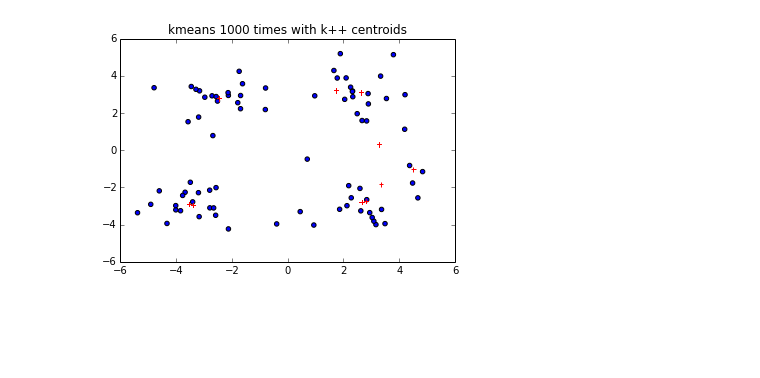
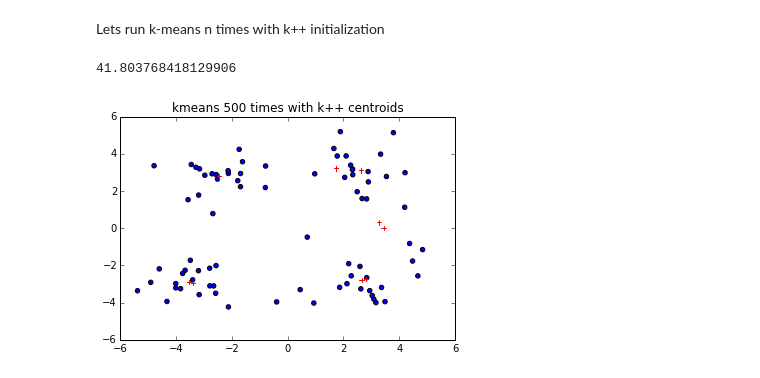
Before and after one commit to dejori/this-and-that, a Jupyter notebook: ml-in-action/ch10/kmeans.ipynb, the cells around one changed output. Drawn from its saved outputs; the diff is of its cells as text; code cells hidden in the pictures; blank space fills up the shorter version.

```diff
--- a/ml-in-action/ch10/kmeans.ipynb
+++ b/ml-in-action/ch10/kmeans.ipynb
@@ -92,0 +69,19 @@ for centroid in allCentroids:
+# %%
+k = 4
+iterations = 500
+
+allCentroids = []
+allclusterSSEs = []
+for i in range(iterations):
+    centroids, clusterAssment, clusterSSEs = kMeans(datMat,k)
+    allCentroids.append(centroids)
+    allclusterSSEs.append(clusterSSEs)
+
+fig = plt.figure()
+plt.title("kmeans %s times with random centroids" % iterations)
+ax = fig.add_subplot(111)
+ax.scatter(datMat[:,0], datMat[:,1])
+for i in range(iterations):
+    centroid = allCentroids[i]
+    ax.scatter(centroid[0,0],centroid[0,1],color='r', marker='+')
+average(allclusterSSEs)
@@ -133,16 +132,24 @@ for centroid in centroids:
+# %% [markdown]
+Lets run k-means n times with k++ initialization
 # %%
-# run kmeans 1000 times with k++ centroids
+# run kmeans n times with k++ centroids
+k = 4
+iterations = 500
 allCentroids = []
-for i in range(1000):
-    centroids, clusterAssment = kMeans(datMat,4,createCent=kplusplusCent)
+allclusterSSEs = []
+for i in range(iterations):
+    centroids, clusterAssment, clusterSSEs = kMeans(datMat,4,createCent=kplusplusCent)
     allCentroids.append(centroids)
+    allclusterSSEs.append(clusterSSEs)
 
 fig = plt.figure()
-plt.title("kmeans 1000 times with k++ centroids")
+plt.title("kmeans %s times with k++ centroids" % iterations)
 ax = fig.add_subplot(111)
 ax.scatter(datMat[:,0], datMat[:,1])
-for centroid in allCentroids:
-#     print centroid
+for i in range(iterations):
+    centroid = allCentroids[i]
     ax.scatter(centroid[0,0],centroid[0,1],color='r', marker='+')
+average(allclusterSSEs)
 # %% [output]
+41.803768418129906
-[figure, old version]
+[figure, new version]
```
Also changed, not shown: parts of 13 cells of this notebook.
